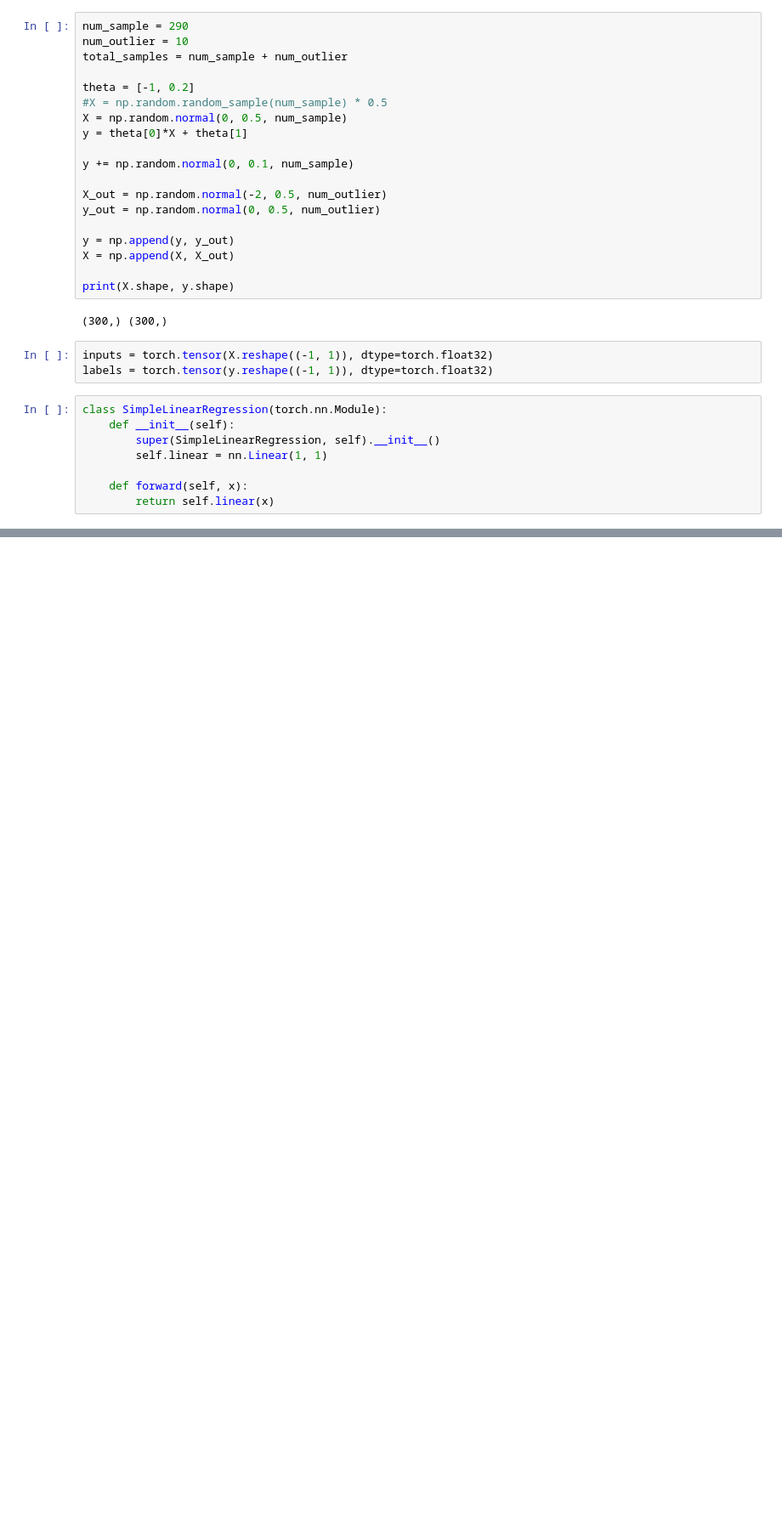
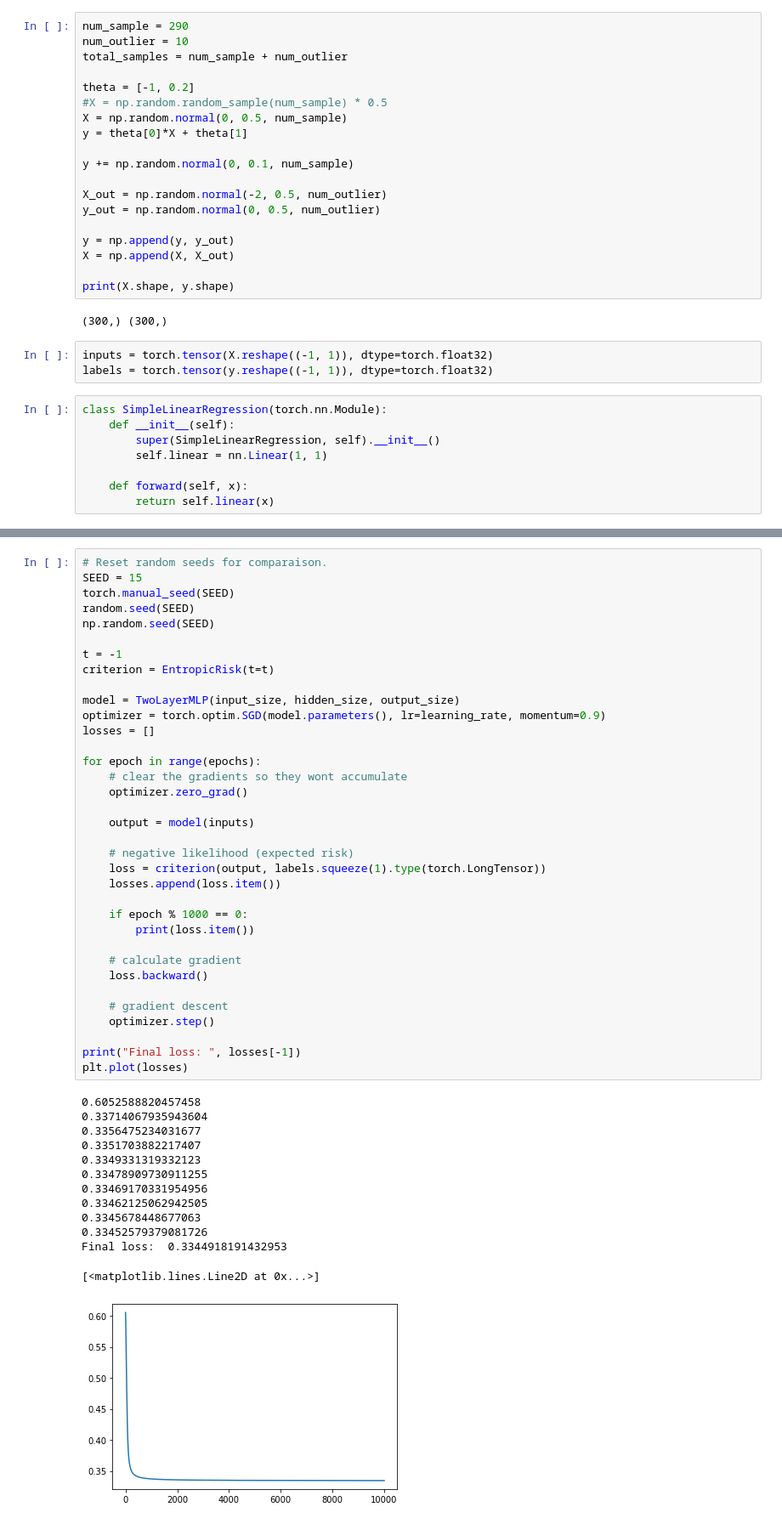
Before and after one commit to w07wong/RiskSensitiveLearning, a Jupyter notebook: Supervised Learning/jupyter_notebooks/term_example.ipynb, the cells around one changed output, grey strips where cells are left out. Shown at 85% size. Cells and saved outputs as stored; diff of their text form; blank space fills up the shorter version.

```diff
--- a/Supervised Learning/jupyter_notebooks/term_example.ipynb
+++ b/Supervised Learning/jupyter_notebooks/term_example.ipynb
@@ -376,0 +425,49 @@ plt.legend(loc='center left', bbox_to_anchor=(1, 0.5))
+# %%
+# Reset random seeds for comparaison.
+SEED = 15
+torch.manual_seed(SEED)
+random.seed(SEED)
+np.random.seed(SEED)
+
+t = -1
+criterion = EntropicRisk(t=t)
+
+model = TwoLayerMLP(input_size, hidden_size, output_size)
+optimizer = torch.optim.SGD(model.parameters(), lr=learning_rate, momentum=0.9)
+losses = []
+
+for epoch in range(epochs):
+    # clear the gradients so they wont accumulate
+    optimizer.zero_grad()
+
+    output = model(inputs)
+
+    # negative likelihood (expected risk)
+    loss = criterion(output, labels.squeeze(1).type(torch.LongTensor))
+    losses.append(loss.item())
+
+    if epoch % 1000 == 0:
+        print(loss.item())
+
+    # calculate gradient
+    loss.backward()
+
+    # gradient descent
+    optimizer.step()
+
+print("Final loss: ", losses[-1])
+plt.plot(losses)
+# %% [output]
+0.6052588820457458
+0.33714067935943604
+0.3356475234031677
+0.3351703882217407
+0.3349331319332123
+0.33478909730911255
+0.33469170331954956
+0.33462125062942505
+0.3345678448677063
+0.33452579379081726
+Final loss:  0.3344918191432953
+[<matplotlib.lines.Line2D at 0x...>]
+[figure, added]
```
Also changed, not shown: parts of 24 cells of this notebook, 3 other files.
